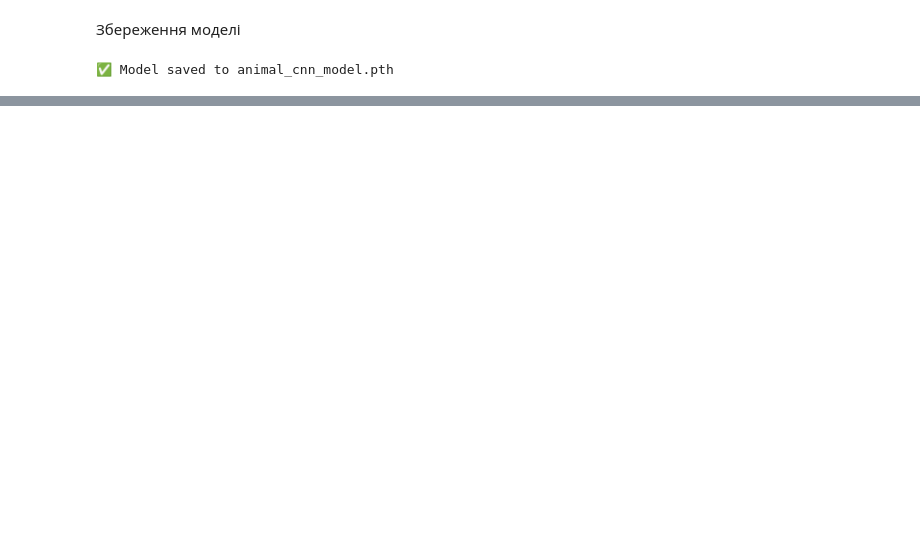
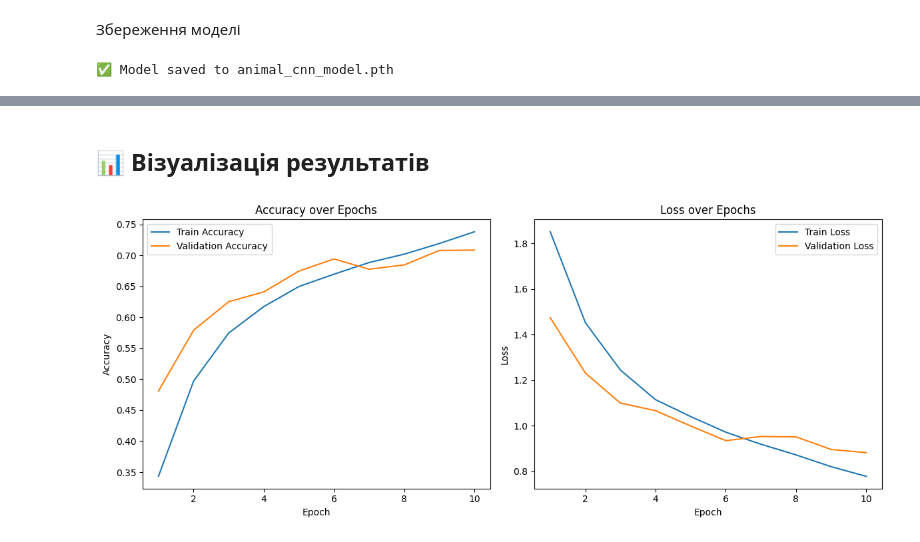
Before and after one commit to lesnich/animals10-cnn, a Jupyter notebook: cnn.ipynb, the cells around one changed output, grey strips where cells are left out. Saved outputs shown, nothing was run; the diff lists cells and outputs as text; code cells hidden in the pictures; blank space fills up the shorter version.

```diff
--- a/cnn.ipynb
+++ b/cnn.ipynb
@@ -463,0 +744,15 @@ print("✅ Model saved to animal_cnn_model.pth")
+# %%
+# Use best params from Optuna
+best_params = study.best_params
+
+model = CustomCNN(
+    num_conv_layers=best_params['conv_layers'],
+    fc_units=best_params['fc_units'],
+    dropout_rate=best_params['dropout']
+).to(device)
+
+optimizer = torch.optim.Adam(model.parameters(), lr=best_params['lr'])
+criterion = nn.CrossEntropyLoss()
+
+# Train the model with optimal hyperparameters
+final_metrics = train_and_evaluate(model, optimizer, criterion, num_epochs=10)
@@ -463,0 +824,29 @@ print("✅ Model saved to animal_cnn_model.pth")
+# %% [markdown]
+## 📊 Візуалізація результатів
+# %%
+epochs = range(1, len(final_metrics["train_acc"]) + 1)
+
+plt.figure(figsize=(12, 5))
+
+# Accuracy plot
+plt.subplot(1, 2, 1)
+plt.plot(epochs, final_metrics["train_acc"], label='Train Accuracy')
+plt.plot(epochs, final_metrics["val_acc"], label='Validation Accuracy')
+plt.title("Accuracy over Epochs")
+plt.xlabel("Epoch")
+plt.ylabel("Accuracy")
+plt.legend()
+
+# Loss plot
+plt.subplot(1, 2, 2)
+plt.plot(epochs, final_metrics["train_loss"], label='Train Loss')
+plt.plot(epochs, final_metrics["val_loss"], label='Validation Loss')
+plt.title("Loss over Epochs")
+plt.xlabel("Epoch")
+plt.ylabel("Loss")
+plt.legend()
+
+plt.tight_layout()
+plt.show()
+# %% [output]
+[figure, added]
```
Also changed, not shown: parts of 21 cells of this notebook, 1 other file.
